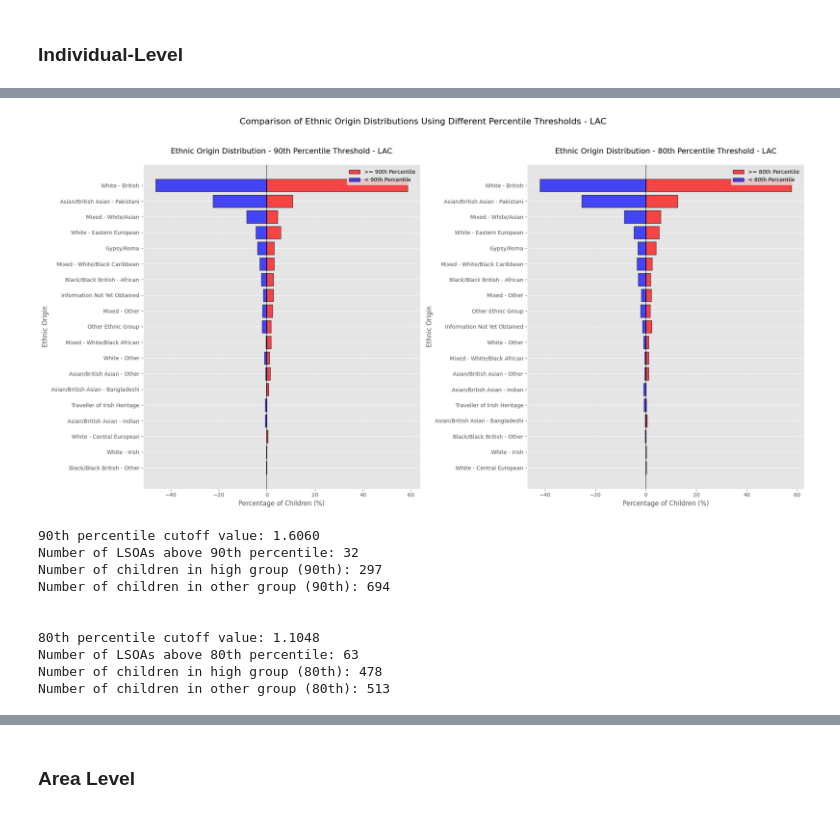
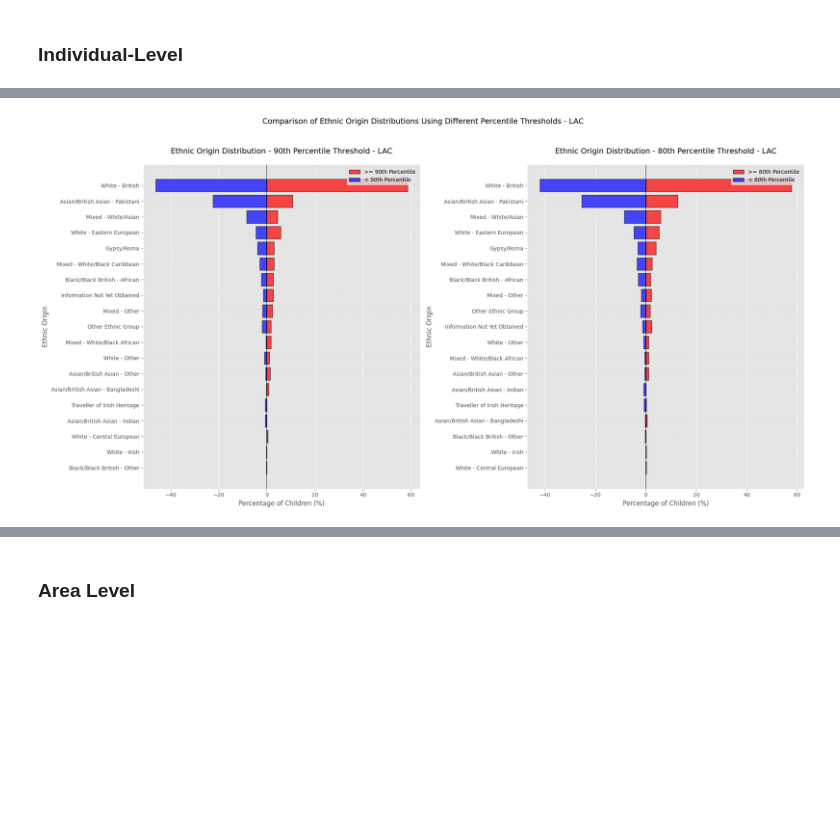
Before and after one commit to ConnectedBradford/CB_2649, a Jupyter notebook: notebooks/lac_lsoa_analysis.ipynb, the cells around one changed output, grey strips where cells are left out. Saved outputs shown, nothing was run; the diff lists cells and outputs as text; code cells hidden in the pictures; blank space fills up the shorter version.

```diff
--- a/notebooks/lac_lsoa_analysis.ipynb
+++ b/notebooks/lac_lsoa_analysis.ipynb
@@ -954,55 +953,34 @@ ax2.barh(y_pos_80, high_ethnicity_pct_80, height=width, color='red', alpha=0.7,
          edgecolor='black', linewidth=1.0, label='>= 80th Percentile')
 ax2.barh(y_pos_80, -other_ethnicity_pct_80, height=width, color='blue', alpha=0.7,
          edgecolor='black', linewidth=1.0, label='< 80th Percentile')
 
 # Format the first subplot (90th percentile)
 ax1.set_xlabel('Percentage of Children (%)')
 ax1.set_ylabel('Ethnic Origin')
 ax1.set_title('Ethnic Origin Distribution - 90th Percentile Threshold - LAC', fontsize=14, pad=20)
 ax1.set_yticks(y_pos_90)
 ax1.set_yticklabels(sorted_categories_90)
 ax1.axvline(x=0, color='black', linestyle='-', alpha=0.5)
-ax1.grid(axis='x', linestyle='--', alpha=0.3)
+ax1.grid(axis='y', linestyle='--', alpha=0.3)
 ax1.legend(loc='upper right')
 
 # Format the second subplot (80th percentile)
 ax2.set_xlabel('Percentage of Children (%)')
 ax2.set_ylabel('Ethnic Origin')
 ax2.set_title('Ethnic Origin Distribution - 80th Percentile Threshold - LAC', fontsize=14, pad=20)
 ax2.set_yticks(y_pos_80)
 ax2.set_yticklabels(sorted_categories_80)
 ax2.axvline(x=0, color='black', linestyle='-', alpha=0.5)
-ax2.grid(axis='x', linestyle='--', alpha=0.3)
+ax2.grid(axis='y', linestyle='--', alpha=0.3)
 ax2.legend(loc='upper right')
 
 # Add an overall title
-fig.suptitle('Comparison of Ethnic Origin Distributions Using Different Percentile Thresholds - LAC', fontsize=16, y=1.02)
+fig.suptitle('Comparison of Ethnic Origin Distributions Using Different Percentile Thresholds - LAC', fontsize=14, y=1.02)
 
 # Adjust layout
 plt.tight_layout()
 plt.subplots_adjust(top=0.9)
 plt.savefig(f'../figs/LAC_ethnicity_dist_high_other.png', dpi=300)
 plt.show()
-
-# Print some statistics for comparison
-print(f"90th percentile cutoff value: {cutoff_value_90:.4f}")
-print(f"Number of LSOAs above 90th percentile: {len(high_intervention_lsoas_90)}")
-print(f"Number of children in high group (90th): {len(high_group_90)}")
-print(f"Number of children in other group (90th): {len(other_group_90)}")
-print("\n")
-print(f"80th percentile cutoff value: {cutoff_value_80:.4f}")
-print(f"Number of LSOAs above 80th percentile: {len(high_intervention_lsoas_80)}")
-print(f"Number of children in high group (80th): {len(high_group_80)}")
-print(f"Number of children in other group (80th): {len(other_group_80)}")
 # %% [output]
-[figure, old version]
+[figure, new version]
-90th percentile cutoff value: 1.6060
-Number of LSOAs above 90th percentile: 32
-Number of children in high group (90th): 297
-Number of children in other group (90th): 694
-
-
-80th percentile cutoff value: 1.1048
-Number of LSOAs above 80th percentile: 63
-Number of children in high group (80th): 478
-Number of children in other group (80th): 513
```
Also changed, not shown: parts of 18 cells of this notebook, 6 other files.
